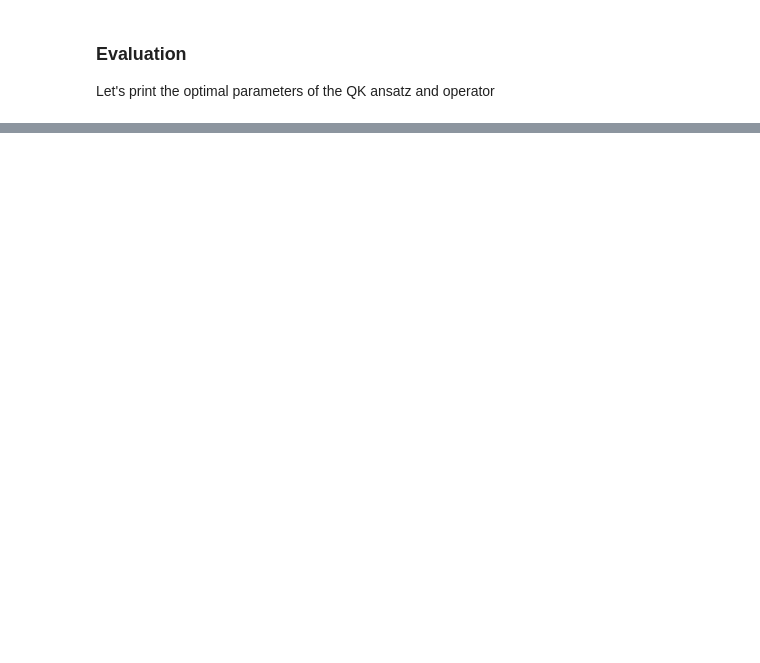
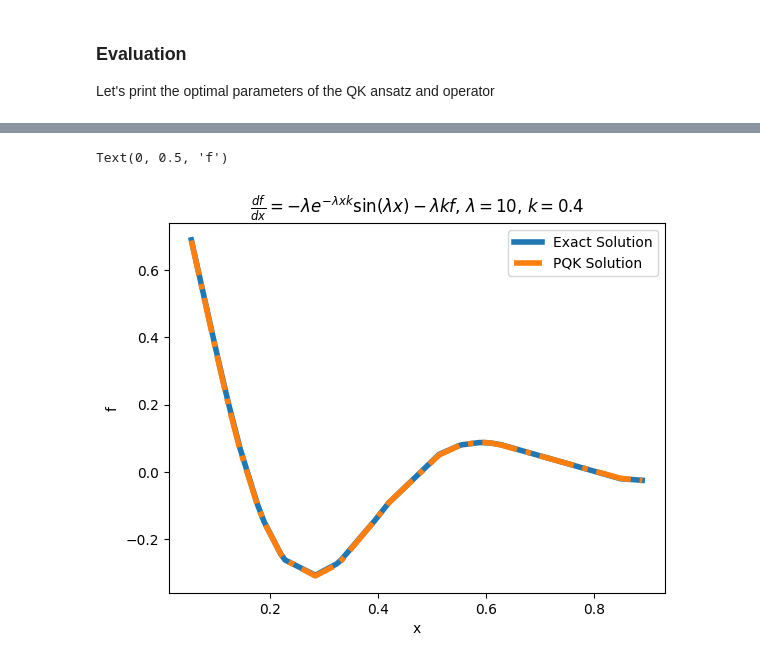
Before and after one commit to rupof/squlearnRF, a Jupyter notebook: examples/kernel/example_qkode.ipynb, the cells around one changed output, grey strips where cells are left out. Saved outputs shown, nothing was run; the diff lists cells and outputs as text; code cells hidden in the pictures; blank space fills up the shorter version.

Commit message:
precomputed kernel already working and changes to the way K and dKdx are passed to the fit method

```diff
--- a/examples/kernel/example_qkode.ipynb
+++ b/examples/kernel/example_qkode.ipynb
@@ -105,0 +106,17 @@ Text(0, 0.5, 'f')
+# %%
+model_precomputed = QKODE("precomputed", loss_ODE_squ, optimizer)
+model_precomputed.fit(x_train, labels, K=pqk.evaluate(x_train), dKdx=pqk.evaluate_derivatives(x_train, values = "dKdx"))
+
+
+K_testtrain = pqk.evaluate(x=x_test, y=x_train)
+plt.plot(x_test, np.exp(-10 * x_test * 0.4) * np.cos(10 * x_test), label = "Exact Solution", linewidth=4)
+plt.plot(x_test, model_precomputed.predict(K_testtrain), label = "PQK Solution", linewidth=4, linestyle="-.")
+
+plt.legend()
+plt.title(r"$\frac{df}{dx} = -\lambda e^{-\lambda x k} \sin(\lambda x) - \lambda k f$, $\lambda = 10$, $k = 0.4$")
+
+plt.xlabel("x")
+plt.ylabel("f")
+# %% [output]
+Text(0, 0.5, 'f')
+[figure, added]
```
Also changed, not shown: parts of 3 cells of this notebook, 2 other files.
